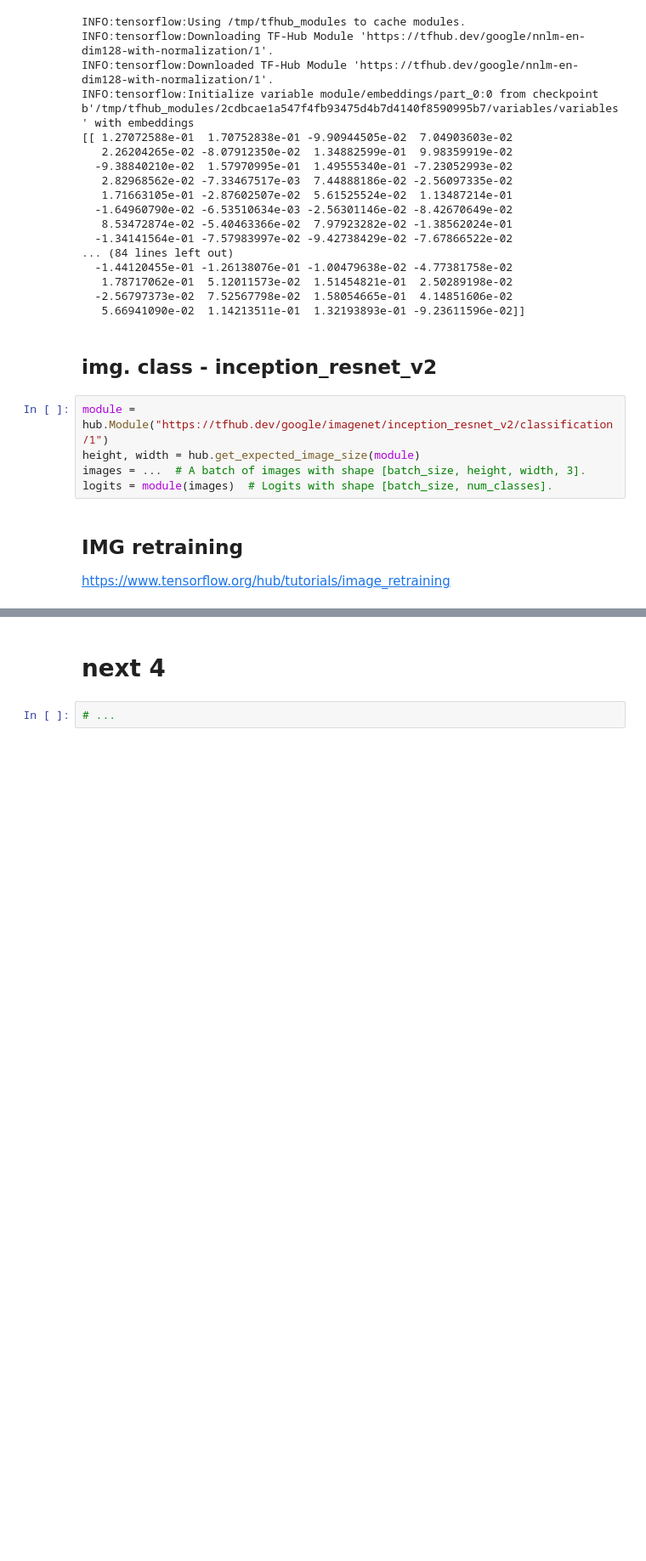
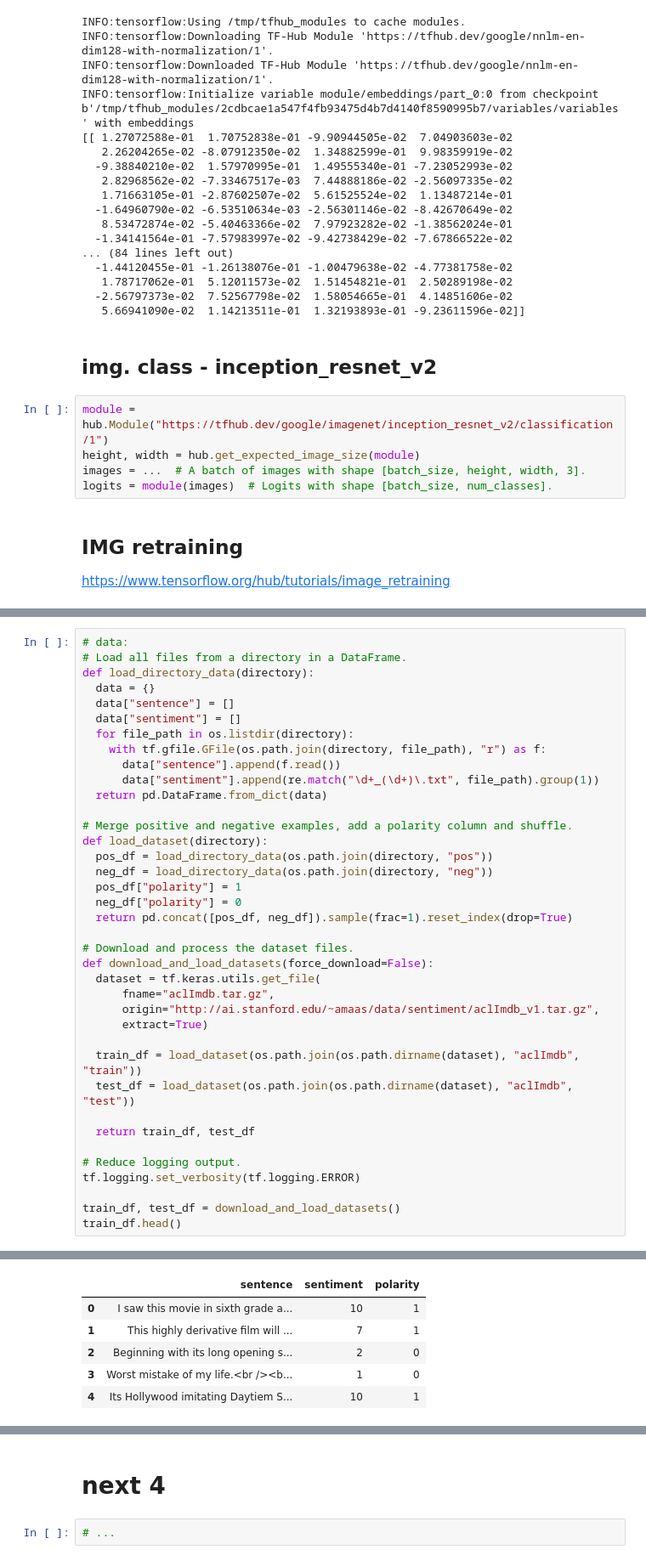
Before and after one commit to davidvela/testColabGH, a Jupyter notebook: tensorflow_Tutorials.ipynb, the cells around one changed output, grey strips where cells are left out. Shown at 85% size. Cells and saved outputs as stored; diff of their text form; blank space fills up the shorter version.

```diff
--- a/tensorflow_Tutorials.ipynb
+++ b/tensorflow_Tutorials.ipynb
@@ -312,0 +366,39 @@ https://www.tensorflow.org/hub/tutorials/image_retraining
+# %%
+# data:
+# Load all files from a directory in a DataFrame.
+def load_directory_data(directory):
+  data = {}
+  data["sentence"] = []
+  data["sentiment"] = []
+  for file_path in os.listdir(directory):
+    with tf.gfile.GFile(os.path.join(directory, file_path), "r") as f:
+      data["sentence"].append(f.read())
+      data["sentiment"].append(re.match("\d+_(\d+)\.txt", file_path).group(1))
+  return pd.DataFrame.from_dict(data)
+
+# Merge positive and negative examples, add a polarity column and shuffle.
+def load_dataset(directory):
+  pos_df = load_directory_data(os.path.join(directory, "pos"))
+  neg_df = load_directory_data(os.path.join(directory, "neg"))
+  pos_df["polarity"] = 1
+  neg_df["polarity"] = 0
+  return pd.concat([pos_df, neg_df]).sample(frac=1).reset_index(drop=True)
+
+# Download and process the dataset files.
+def download_and_load_datasets(force_download=False):
+  dataset = tf.keras.utils.get_file(
+      fname="aclImdb.tar.gz",
+      origin="http://ai.stanford.edu/~amaas/data/sentiment/aclImdb_v1.tar.gz",
+      extract=True)
+
+  train_df = load_dataset(os.path.join(os.path.dirname(dataset), "aclImdb", "train"))
+  test_df = load_dataset(os.path.join(os.path.dirname(dataset), "aclImdb", "test"))
+
+  return train_df, test_df
+
+# Reduce logging output.
+tf.logging.set_verbosity(tf.logging.ERROR)
+
+train_df, test_df = download_and_load_datasets()
+train_df.head()
+# %% [output]
@@ -312,0 +407,6 @@ https://www.tensorflow.org/hub/tutorials/image_retraining
+|  | sentence | sentiment | polarity |
+| 0 | I saw this movie in sixth grade a... | 10 | 1 |
+| 1 | This highly derivative film will ... | 7 | 1 |
+| 2 | Beginning with its long opening s... | 2 | 0 |
+| 3 | Worst mistake of my life.<br /><b... | 1 | 0 |
+| 4 | Its Hollywood imitating Daytiem S... | 10 | 1 |
```
Also changed, not shown: parts of 20 cells of this notebook.
